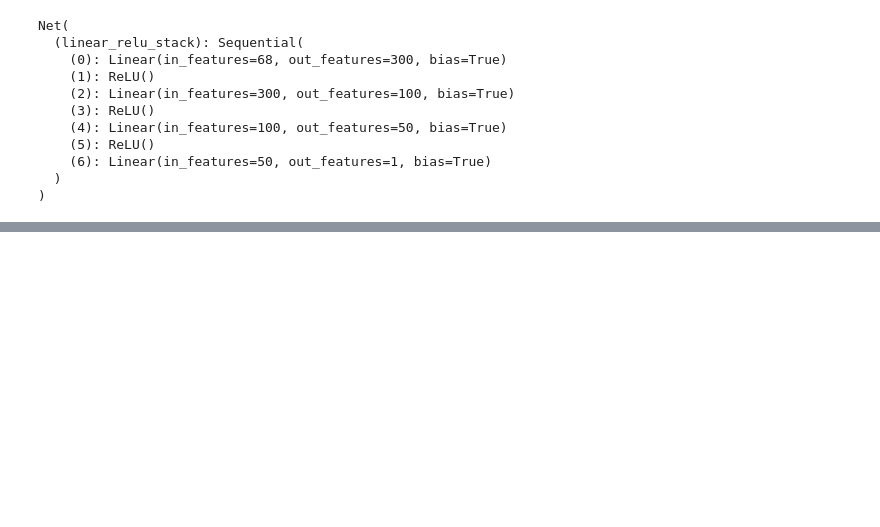
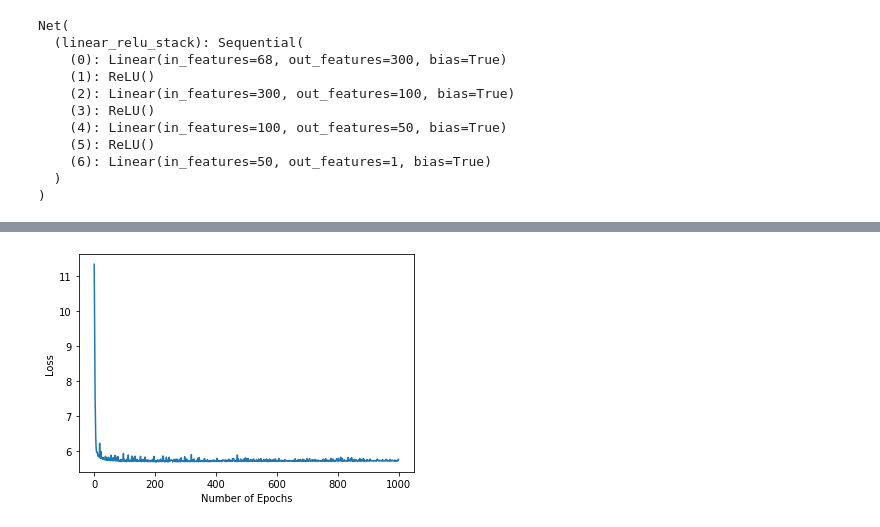
Before and after one commit to RaphaelZH/Kaggle_Competition_Practice_Notebooks_EN, a Jupyter notebook: tabular-playground-series-mar-2022.ipynb, the cells around one changed output, grey strips where cells are left out. Cells and saved outputs as stored; diff of their text form; code cells hidden in the pictures; blank space fills up the shorter version.

```diff
--- a/tabular-playground-series-mar-2022.ipynb
+++ b/tabular-playground-series-mar-2022.ipynb
@@ -297,0 +270,23 @@ plt.show()
+# %%
+learning_rate = 1e-3
+batch_size = 128
+epochs = 1000
+
+loss_fn = nn.L1Loss()
+optimizer = torch.optim.SGD(model.parameters(), lr=learning_rate)
+
+train_dataset = TensorDataset(x_train, y_train)
+train_dataloader = DataLoader(train_dataset, batch_size=batch_size, shuffle=True)
+val_dataset = TensorDataset(x_val, y_val)
+val_dataloader = DataLoader(val_dataset, batch_size=batch_size, shuffle=True)
+
+loss_list_train = []
+loss_list_test = []
+for t in range(epochs):
+    loss_train = train_loop(train_dataloader, model, loss_fn, optimizer)
+    test_loss = test_loop(val_dataloader, model, loss_fn)
+    loss_list_train.append(loss_train)
+    loss_list_test.append(test_loss)
+    if t % 50 == 0:
+        print(f'epoch {t} loss {test_loss}')
+print("Done!")
@@ -297,0 +311,7 @@ plt.show()
+# %%
+plt.plot(range(epochs),loss_list_test)
+plt.xlabel("Number of Epochs")
+plt.ylabel("Loss")
+plt.show()
+# %% [output]
+[figure, added]
```
Also changed, not shown: parts of 3 cells of this notebook.
